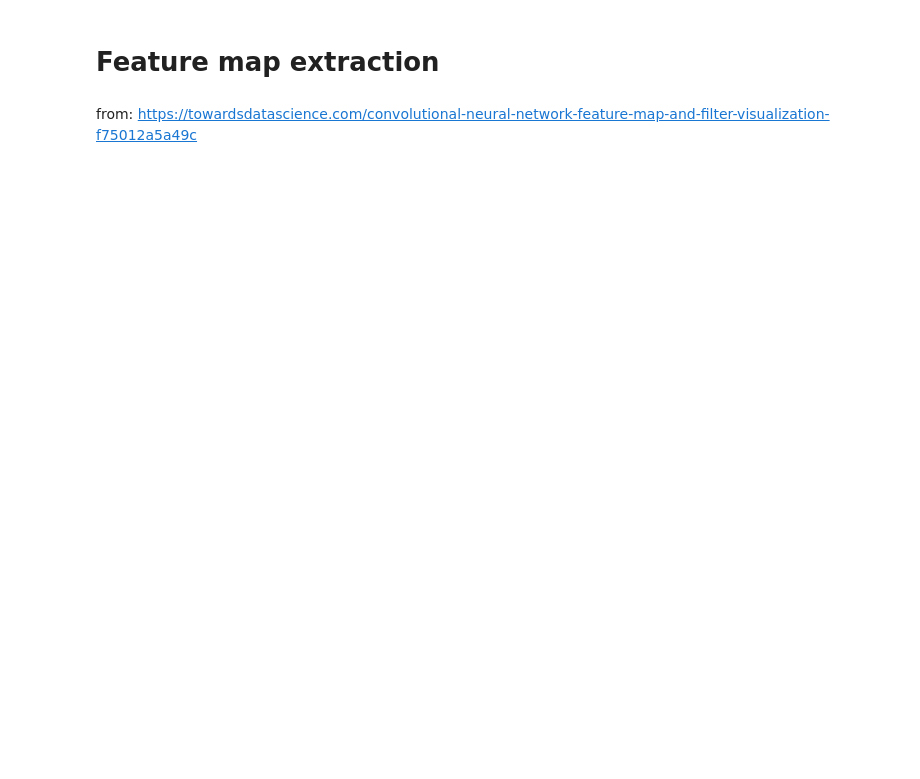
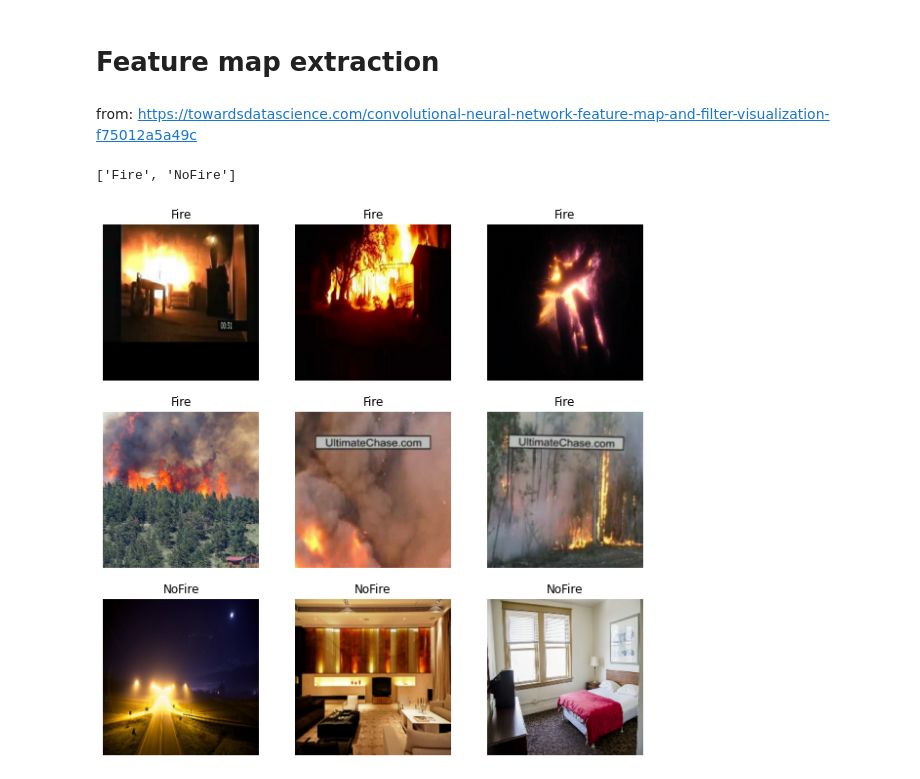
Before and after one commit to charliegallop/FireIdentificationmCNN, a Jupyter notebook: code/Notebooks/TL_MobileNetV3_smallv2.ipynb, the cells around one changed output. Cells and saved outputs as stored; diff of their text form; code cells hidden in the pictures; blank space fills up the shorter version.

```diff
--- a/code/Notebooks/TL_MobileNetV3_smallv2.ipynb
+++ b/code/Notebooks/TL_MobileNetV3_smallv2.ipynb
@@ -548,3 +701,20 @@ for layer in base_model.layers:
         plt.show()
 # %%
 type(model.layers[1])
+# %%
+
+class_names = custom_test_ds.class_names
+print(class_names)
+
+plt.figure(figsize = (10, 10))
+for images, labels in custom_test_ds.take(1):
+    for i in range(9):
+        ax = plt.subplot(3, 3, i + 1)
+        plt.imshow(images[i].numpy().astype("uint8"))
+        plt.title(class_names[int(labels[i])])
+        plt.axis("off")
+
+plt.savefig('../../images/dataset2.ps', dpi = 300)
+# %% [output]
+['Fire', 'NoFire']
+[figure, added]
```
Also changed, not shown: parts of 27 cells of this notebook, 6 other files.
